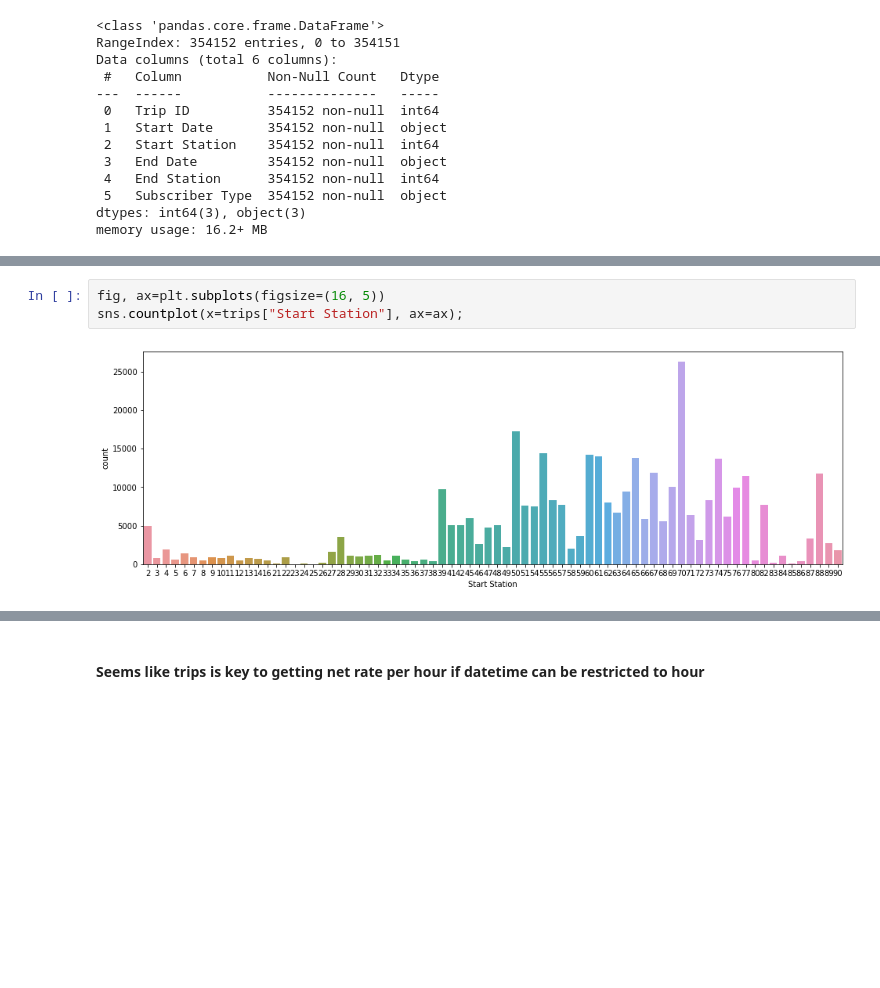
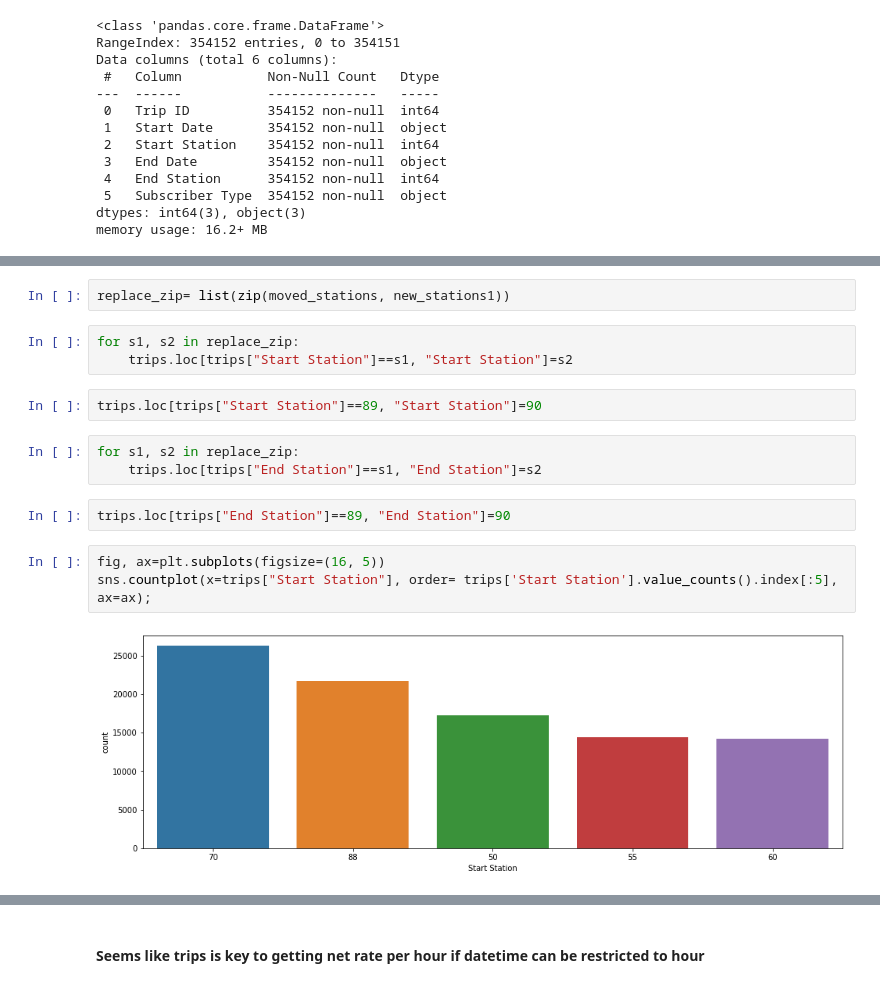
Before and after one commit to jkurdys/BikeShare, a Jupyter notebook: notebooks/BikeShare.ipynb, the cells around one changed output, grey strips where cells are left out. Cells and saved outputs as stored; diff of their text form; blank space fills up the shorter version.

```diff
--- a/notebooks/BikeShare.ipynb
+++ b/notebooks/BikeShare.ipynb
@@ -82,5 +93,17 @@ memory usage: 16.2+ MB
+# %%
+replace_zip= list(zip(moved_stations, new_stations1))
+# %%
+for s1, s2 in replace_zip:
+    trips.loc[trips["Start Station"]==s1, "Start Station"]=s2
+# %%
+trips.loc[trips["Start Station"]==89, "Start Station"]=90
+# %%
+for s1, s2 in replace_zip:
+    trips.loc[trips["End Station"]==s1, "End Station"]=s2
+# %%
+trips.loc[trips["End Station"]==89, "End Station"]=90
 # %%
 fig, ax=plt.subplots(figsize=(16, 5))
-sns.countplot(x=trips["Start Station"], ax=ax);
+sns.countplot(x=trips["Start Station"], order= trips['Start Station'].value_counts().index[:5], ax=ax);
 # %% [output]
-[figure, old version]
+[figure, new version]
```
Also changed, not shown: parts of 31 cells of this notebook, 1 other file.
